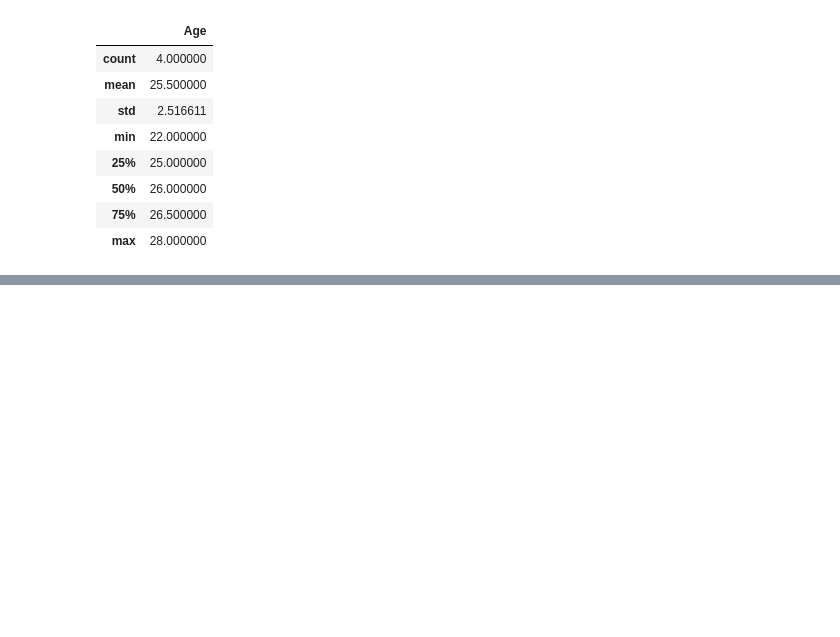
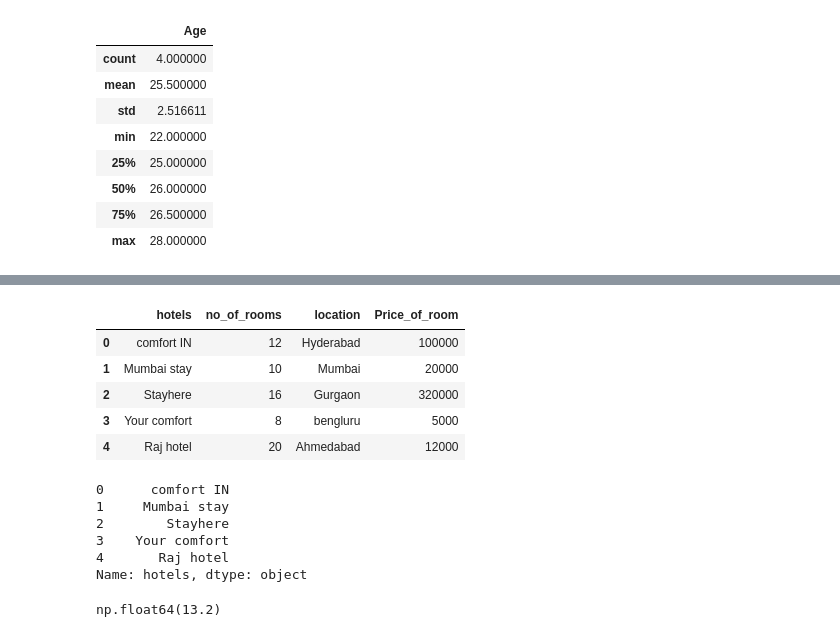
Before and after one commit to Namir50/Data-Science-Machine-learning-tutorial, a Jupyter notebook: Pandas/1.ipynb, the cells around one changed output, grey strips where cells are left out. Drawn from its saved outputs; the diff is of its cells as text; code cells hidden in the pictures; blank space fills up the shorter version.

```diff
--- a/Pandas/1.ipynb
+++ b/Pandas/1.ipynb
@@ -330,3 +330,33 @@ la_data.describe()
 | 50% | 6.363561e+17 | 1.165631e+08 | 1.000000 | 34.060625 | -118.343391 | 3.000000 | 1.000000 | 1.000000 | 2.000000 | ... |
 | 75% | 1.006571e+18 | 3.712316e+08 | 1.000000 | 34.108160 | -118.233737 | 6.000000 | 2.000000 | 2.000000 | 3.000000 | ... |
 | max | 1.238217e+18 | 5.997497e+08 | 1.000000 | 34.811183 | -117.653352 | 16.000000 | 50.000000 | 50.000000 | 50.000000 | ... |
+# %%
+data3 = {
+    'hotels' : ['comfort IN', 'Mumbai stay', 'Stayhere', 'Your comfort', 'Raj hotel'],
+    'no_of_rooms' : [12,10,16,8,20],
+    'location' : ["Hyderabad", 'Mumbai', 'Gurgaon','bengluru','Ahmedabad'],
+    'Price_of_room' : [100000,20000,320000,5000,12000]
+}
+data3 = pd.DataFrame(data3)
+# %%
+data3
+# %% [output]
+|  | hotels | no_of_rooms | location | Price_of_room |
+| 0 | comfort IN | 12 | Hyderabad | 100000 |
+| 1 | Mumbai stay | 10 | Mumbai | 20000 |
+| 2 | Stayhere | 16 | Gurgaon | 320000 |
+| 3 | Your comfort | 8 | bengluru | 5000 |
+| 4 | Raj hotel | 20 | Ahmedabad | 12000 |
+# %%
+data3['hotels']
+# %% [output]
+0      comfort IN
+1     Mumbai stay
+2        Stayhere
+3    Your comfort
+4       Raj hotel
+Name: hotels, dtype: object
+# %%
+data3['no_of_rooms'].mean()
+# %% [output]
+np.float64(13.2)
```
